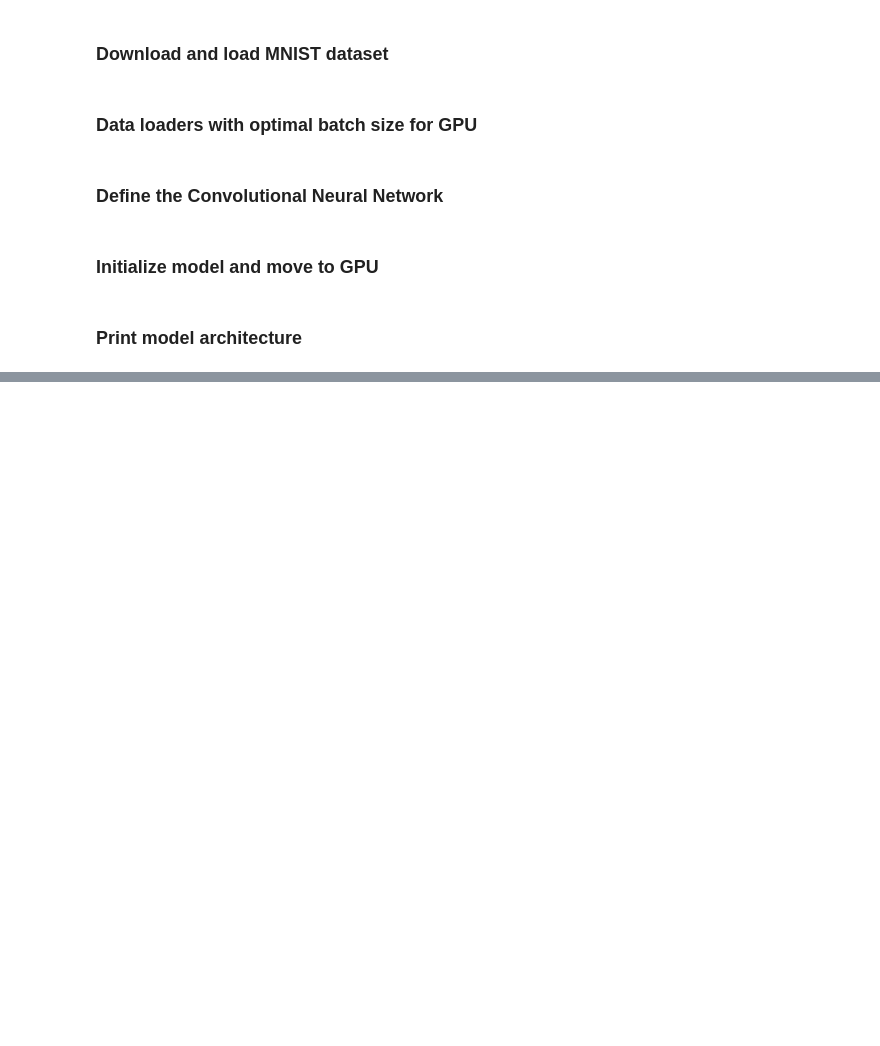
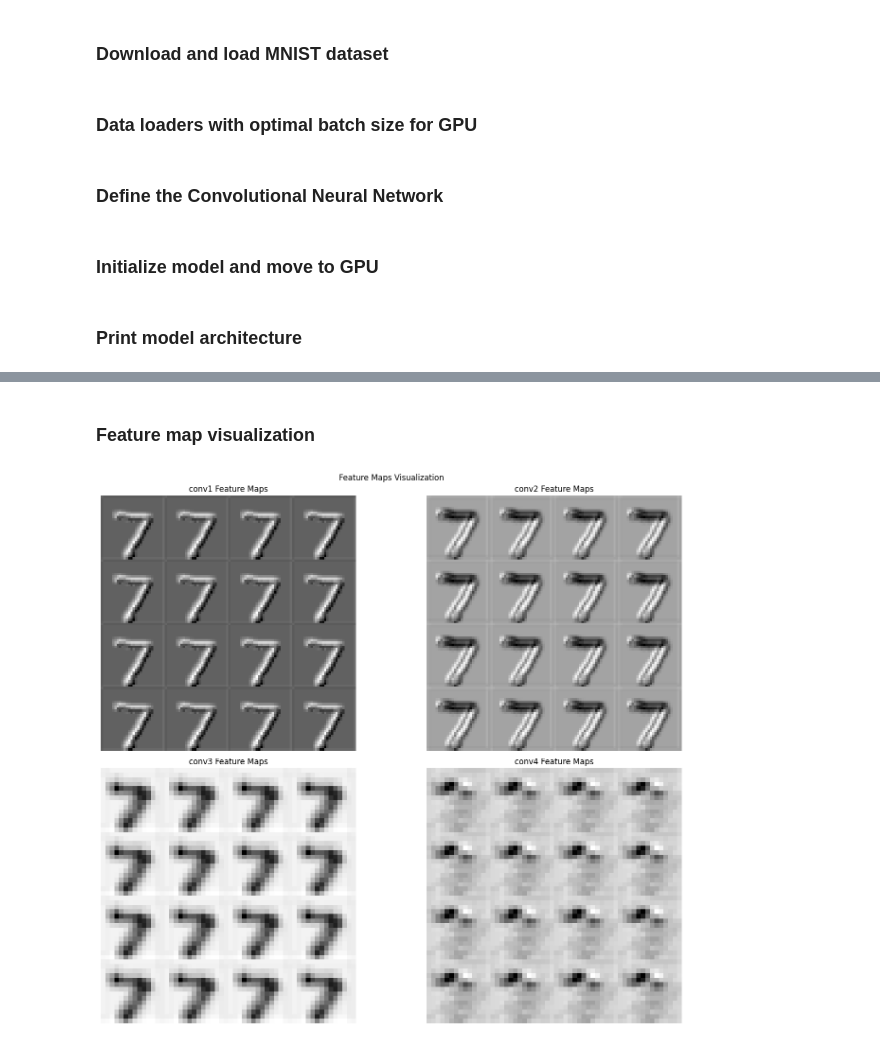
Before and after one commit to bhishanmahat/handwritten_digit_recognition, a Jupyter notebook: cnn.ipynb, the cells around one changed output, grey strips where cells are left out. Saved outputs shown, nothing was run; the diff lists cells and outputs as text; code cells hidden in the pictures; blank space fills up the shorter version.

```diff
--- a/cnn.ipynb
+++ b/cnn.ipynb
@@ -123,0 +293,57 @@ print(model)
+# %% [markdown]
+### Feature map visualization
+# %%
+def visualize_feature_maps(model, data_loader, device):
+    model.eval()
+
+    # Get a batch of data
+    data, _ = next(iter(data_loader))
+    data = data.to(device)
+
+    # Hook to capture intermediate outputs
+    activation = {}
+    def get_activation(name):
+        def hook(model, input, output):
+            activation[name] = output.detach()
+        return hook
+
+    # Register hooks
+    model.conv1.register_forward_hook(get_activation('conv1'))
+    model.conv2.register_forward_hook(get_activation('conv2'))
+    model.conv3.register_forward_hook(get_activation('conv3'))
+    model.conv4.register_forward_hook(get_activation('conv4'))
+
+    # Forward pass
+    with torch.no_grad():
+        _ = model(data)
+
+    # Visualize feature maps
+    fig, axes = plt.subplots(2, 2, figsize=(15, 12))
+
+    layers = ['conv1', 'conv2', 'conv3', 'conv4']
+    for idx, layer in enumerate(layers):
+        ax = axes[idx//2, idx%2]
+
+        # Get feature maps for first image
+        feature_maps = activation[layer][0].cpu().numpy()
+
+        # Display first 16 feature maps
+        feature_grid = np.zeros((4*feature_maps.shape[1], 4*feature_maps.shape[2]))
+        for i in range(min(16, feature_maps.shape[0])):
+            row = i // 4
+            col = i % 4
+            feature_grid[row*feature_maps.shape[1]:(row+1)*feature_maps.shape[1],
+                         col*feature_maps.shape[2]:(col+1)*feature_maps.shape[2]] = feature_maps[1]
+
+        ax.imshow(feature_grid, cmap='gray')
+        ax.set_title(f'{layer} Feature Maps')
+        ax.axis('off')
+
+    plt.suptitle('Feature Maps Visualization')
+    plt.tight_layout()
+    plt.show()
+
+# Visualize feature maps
+visualize_feature_maps(model, test_loader, device)
+# %% [output]
+[figure, added]
```
Also changed, not shown: parts of 19 cells of this notebook, 1 other file.
